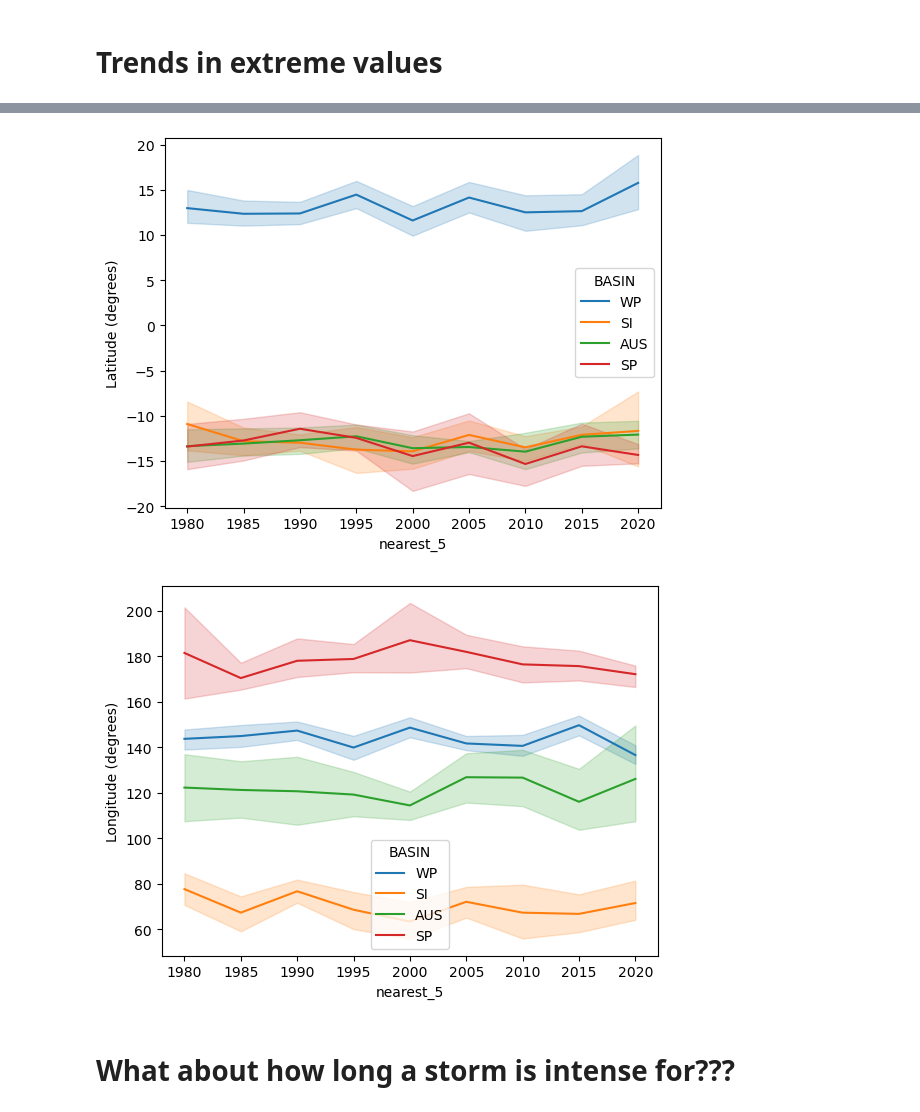
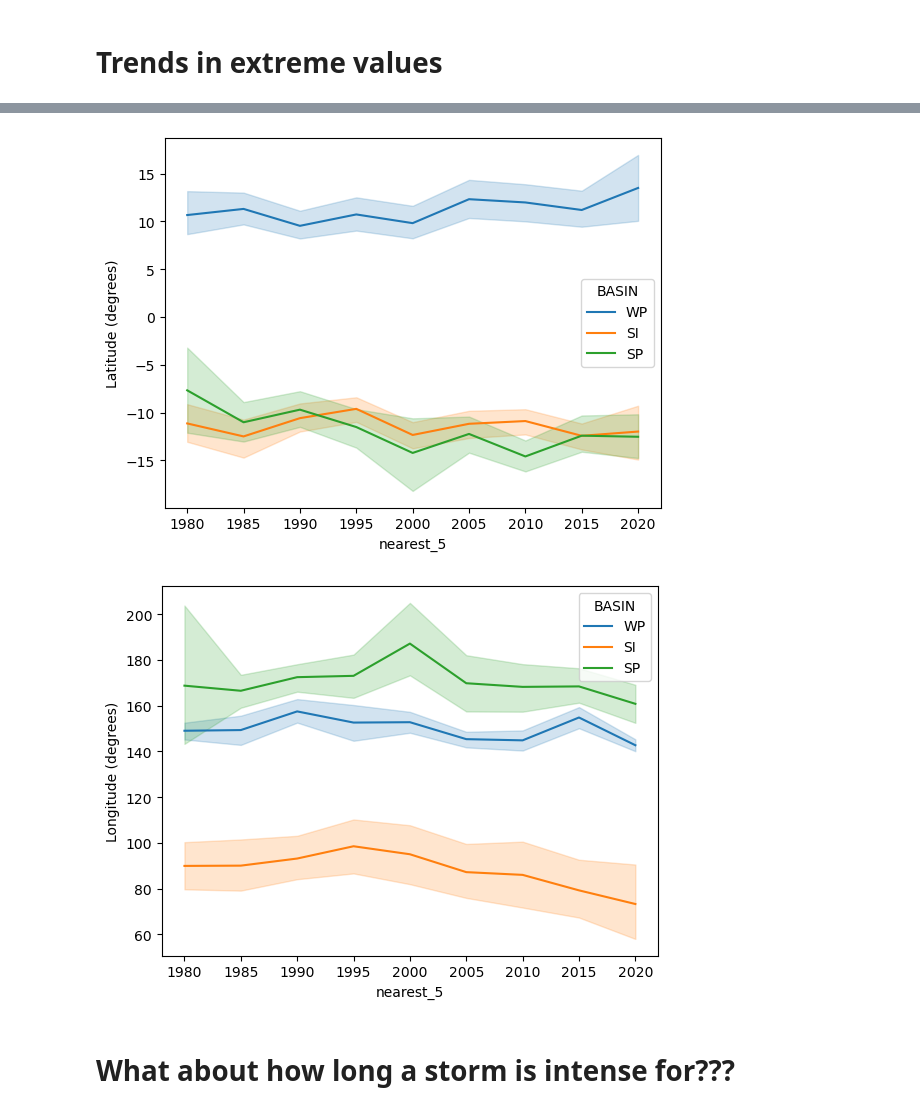
Before and after one commit to sydney-machine-learning/cyclonecategory_GCMs, a Jupyter notebook: Climate Project/albert/notebooks/cyclones.ipynb, the cells around one changed output, grey strips where cells are left out. Cells and saved outputs as stored; diff of their text form; code cells hidden in the pictures.

```diff
--- a/Climate Project/albert/notebooks/cyclones.ipynb
+++ b/Climate Project/albert/notebooks/cyclones.ipynb
@@ -185,16 +189,21 @@ extreme_df = None
 # 5 year intervals
 cyclone_df['nearest_5'] = cyclone_df['Season'].apply(lambda x: int(x/5) * 5)
 
-si_df = cyclone_df.loc[cyclone_df.loc[:, 'BASIN'] == 'SI']
-sp_df = cyclone_df.loc[cyclone_df.loc[:, 'BASIN'] == 'SP']
-wp_df = cyclone_df.loc[cyclone_df.loc[:, 'BASIN'] == 'WP']
-aus_df = cyclone_df.loc[cyclone_df.loc[:, 'BASIN'] == 'AUS']
+dfs = {}
+for basin_name in cyclone_df['BASIN'].unique():
+    dfs[basin_name] = cyclone_df.loc[cyclone_df.loc[:, 'BASIN'] == basin_name]
 
-for df in [si_df, sp_df, wp_df, aus_df]:
+
+for basin_name in dfs.keys():
+# si_df = cyclone_df.loc[cyclone_df.loc[:, 'BASIN'] == 'SI']
+# sp_df = cyclone_df.loc[cyclone_df.loc[:, 'BASIN'] == 'SP']
+# wp_df = cyclone_df.loc[cyclone_df.loc[:, 'BASIN'] == 'WP']
+# aus_df = cyclone_df.loc[cyclone_df.loc[:, 'BASIN'] == 'AUS']
+# for df in [si_df, sp_df, wp_df, aus_df]:
+    df = dfs[basin_name]
     df_90quantile = df.groupby(by='Season').quantile(0.75)
-    df['over_quantile'] = df.apply(lambda row: row['Peak VMAX (kt)'] > df_90quantile.iloc[row['Season'] - FIRST_SEASON]['Peak VMAX (kt)'], axis=1)
+    df['over_quantile'] = df.apply(lambda row: row['Peak VMAX (kt)'] > df_90quantile.iloc[int(row['Season']) - FIRST_SEASON]['Peak VMAX (kt)'], axis=1)
     df = df.loc[df.loc[:, 'over_quantile']]
-
     if extreme_df is None:
         extreme_df = df
     else:
@@ -204,36 +213,36 @@ extreme_df
 
 
 fig, ax = plt.subplots()
-sns.lineplot(extreme_df, x='nearest_5', y='Peak VMAX (kt)', hue='BASIN', hue_order=['WP', 'SI', 'AUS', 'SP'], ax=ax)
+sns.lineplot(extreme_df, x='nearest_5', y='Peak VMAX (kt)', hue='BASIN', hue_order=['WP', 'SI', 'SP'], ax=ax)
 plt.show()
 fig.tight_layout()
 ax.set_xlabel("Year")
 plt.show()
-fig.savefig(f'./media/Cyclone/cyclone_plot/extreme_cyclones_trend.png')
+fig.savefig(f'./media/Cyclone/new_basins/cyclone_plot/extreme_cyclones_trend.png')
 
 fig, ax = plt.subplots()
-sns.lineplot(cyclone_df, x='nearest_5', y='ACE', hue='BASIN', hue_order=['WP', 'SI', 'AUS', 'SP'], ax=ax)
+sns.lineplot(cyclone_df, x='nearest_5', y='ACE', hue='BASIN', hue_order=['WP', 'SI', 'SP'], ax=ax)
 plt.show()
 fig.tight_layout()
 ax.set_xlabel("Year")
 plt.show()
-fig.savefig(f'./media/Cyclone/cyclone_plot/ace_trend.png')
+fig.savefig(f'./media/Cyclone/new_basins/cyclone_plot/ace_trend.png')
 
 fig, ax = plt.subplots()
-sns.lineplot(extreme_df, x='nearest_5', y='Latitude (degrees)', hue='BASIN', hue_order=['WP', 'SI', 'AUS', 'SP'], ax=ax)
+sns.lineplot(extreme_df, x='nearest_5', y='Latitude (degrees)', hue='BASIN', hue_order=['WP', 'SI', 'SP'], ax=ax)
 plt.show()
 fig.tight_layout()
 ax.set_xlabel("Year")
 plt.show()
-fig.savefig(f'./media/Cyclone/cyclone_plot/extreme_latitude_trend.png')
+fig.savefig(f'./media/Cyclone/new_basins/cyclone_plot/extreme_latitude_trend.png')
 
 fig, ax = plt.subplots()
-sns.lineplot(extreme_df, x='nearest_5', y='Longitude (degrees)', hue='BASIN', hue_order=['WP', 'SI', 'AUS', 'SP'], ax=ax)
+sns.lineplot(extreme_df, x='nearest_5', y='Longitude (degrees)', hue='BASIN', hue_order=['WP', 'SI', 'SP'], ax=ax)
 plt.show()
 fig.tight_layout()
 ax.set_xlabel("Year")
 plt.show()
-fig.savefig(f'./media/Cyclone/cyclone_plot/extreme_longitude_trend.png')
+fig.savefig(f'./media/Cyclone/new_basins/cyclone_plot/extreme_longitude_trend.png')
 # %% [output]
 A value is trying to be set on a copy of a slice from a DataFrame.
 Try using .loc[row_indexer,col_indexer] = value instead
@@ -260,5 +264,5 @@ See the caveats in the documentation: https://pandas.pydata.org/pandas-docs/stab
-[figure, old version]
+[figure, new version]
-[figure, old version]
+[figure, new version]
 # %% [markdown]
 # What about how long a storm is intense for???
 # %%
```
Also changed, not shown: parts of 11 cells of this notebook, 11 other files.
